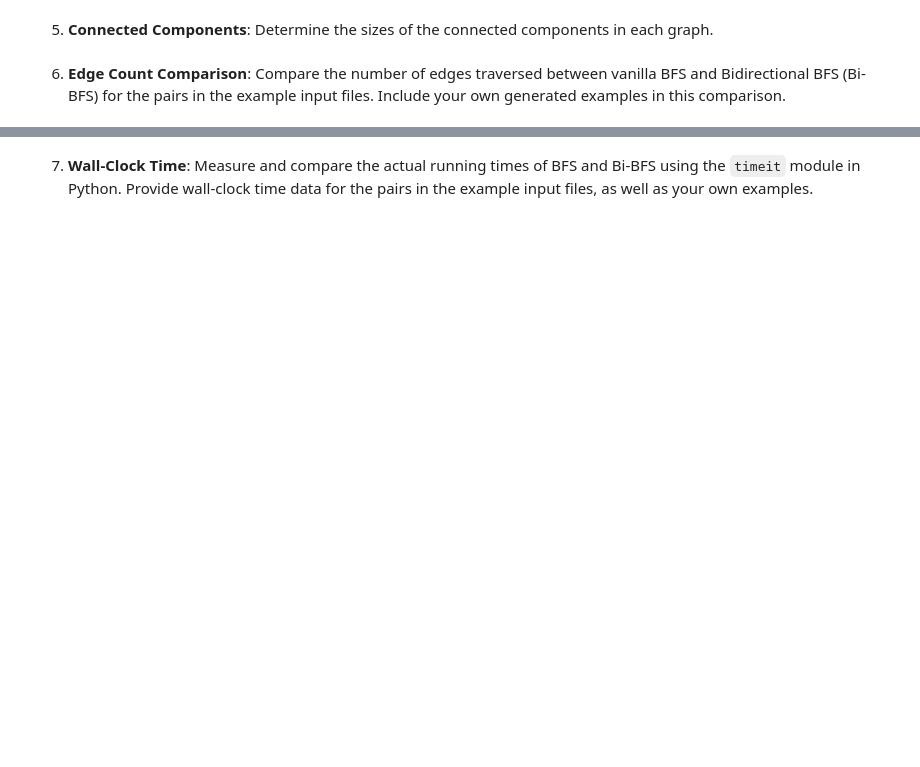
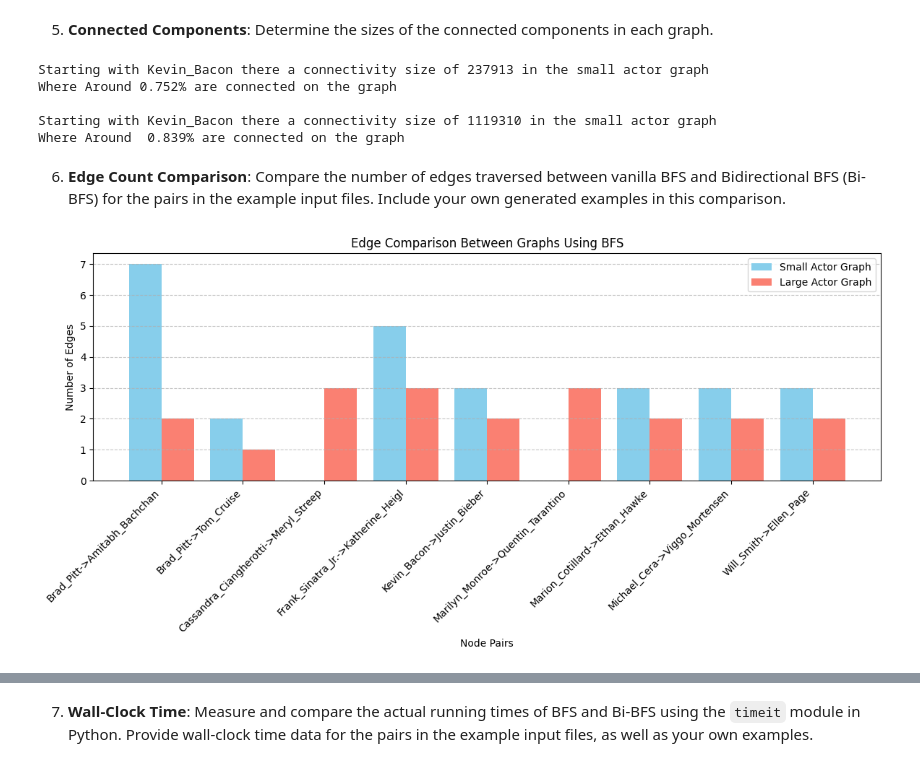
Before and after one commit to timpt0261/CSE_201_Winter_2025, a Jupyter notebook: HW1/submission.ipynb, the cells around one changed output, grey strips where cells are left out. Saved outputs shown, nothing was run; the diff lists cells and outputs as text; code cells hidden in the pictures; blank space fills up the shorter version.

```diff
--- a/HW1/submission.ipynb
+++ b/HW1/submission.ipynb
@@ -195,11 +265,11 @@ output_file = "more-output.txt"
 input_parameters = open(input_file, 'r', encoding='utf-8')
 expected_output = open(output_file, 'r', encoding='utf-8')
 
-print("Small Credit Graph\n")
+print("Large Credit Graph\n")
 for param, out in zip(input_parameters, expected_output):
     striped_param = param.strip().split()
     start, end = striped_param[0], striped_param[1]
-    path = BiDi_BFS(start=start, end=end, graph=small_actor_graph, merged=False)
+    path = bfs(start=start, end=end, graph=large_actor_graph)
     if type(path)== str : print(f"{path}\n")
     else: print(f"{format_output(path)}\n")
 
@@ -208,19 +298,2 @@ expected_output.close()
-# %%
-input_file = "more-input.txt"
-output_file = "more-output.txt"
-
-input_parameters = open(input_file, 'r', encoding='utf-8')
-expected_output = open(output_file, 'r', encoding='utf-8')
-
-print("Large Credit Graph\n")
-for param, out in zip(input_parameters, expected_output):
-    striped_param = param.strip().split()
-    start, end = striped_param[0], striped_param[1]
-    path = BiDi_BFS(start=start, end=end, graph=large_actor_graph, merged=False)
-    if type(path)== str : print(f"{path}\n")
-    else: print(f"{format_output(path)}\n")
-
-input_parameters.close()
-expected_output.close()
 # %% [markdown]
 2. **Interesting Paths**: Identify and include some interesting shortest paths discovered in either credits file.
@@ -393,3 +397,21 @@ print(f"Large Graph : {large_actor_graph.Size()}")
+# %%
+small_actor_graph_size = small_actor_graph.Size()
+large_actor_graph_size = large_actor_graph.Size()
+starter_actor = 'Kevin_Bacon'
+small_nodes_connected = bfs(start=starter_actor, end=None, graph=small_actor_graph, out_type=BFS_RETURN.CONNECTIVITY)
+large_nodes_connected = bfs(start=starter_actor, end=None, graph=large_actor_graph, out_type=BFS_RETURN.CONNECTIVITY)
+
+print(f"Starting with {starter_actor} there a connectivity size of {small_nodes_connected} in the small actor graph")
+print(f"Where Around {small_nodes_connected/small_actor_graph_size[0] :.3f}% are connected on the graph \n")
+
+print(f"Starting with {starter_actor} there a connectivity size of {large_nodes_connected} in the small actor graph")
+print(f"Where Around  {large_nodes_connected/large_actor_graph_size[0] :.3f}% are connected on the graph")
+# %% [output]
+Starting with Kevin_Bacon there a connectivity size of 237913 in the small actor graph
+Where Around 0.752% are connected on the graph
+
+Starting with Kevin_Bacon there a connectivity size of 1119310 in the small actor graph
+Where Around  0.839% are connected on the graph
 # %% [markdown]
 
 6. **Edge Count Comparison**: Compare the number of edges traversed between vanilla BFS and Bidirectional BFS (Bi-BFS) for the pairs in the example input files. Include your own generated examples in this comparison.
@@ -395,0 +445,24 @@ print(f"Large Graph : {large_actor_graph.Size()}")
+# %%
+input_parameters = open("more-input.txt", 'r', encoding="utf-8")
+small_bfs_edges = dict()
+large_bfs_edges = dict()
+for param in input_parameters:
+    param_strip = param.strip()
+    start, end = param_strip.split()
+    pair = f"{start}->{end}"
+    out = bfs(start=start, end=end, graph=small_actor_graph,out_type=BFS_RETURN.VERTICES_AND_EDGES)
+    if type(out) == tuple:
+        small_bfs_edges.update({pair:len(out[1])})
+    else:
+        small_bfs_edges.update({pair:0})
+
+    out = bfs(start=start, end=end, graph=large_actor_graph,out_type=BFS_RETURN.VERTICES_AND_EDGES)
+    if type(out) == tuple:
+        large_bfs_edges.update({pair:len(out[1])})
+    else:
+        large_bfs_edges.update({pair:0})
+
+plot_edge_count_comparison(edge_1=small_bfs_edges, edge_2=large_bfs_edges, label1="Small Actor Graph", label2="Large Actor Graph", title="Edge Comparison Between Graphs Using BFS")
+input_parameters.close()
+# %% [output]
+[figure, added]
```
Also changed, not shown: parts of 19 cells of this notebook.
